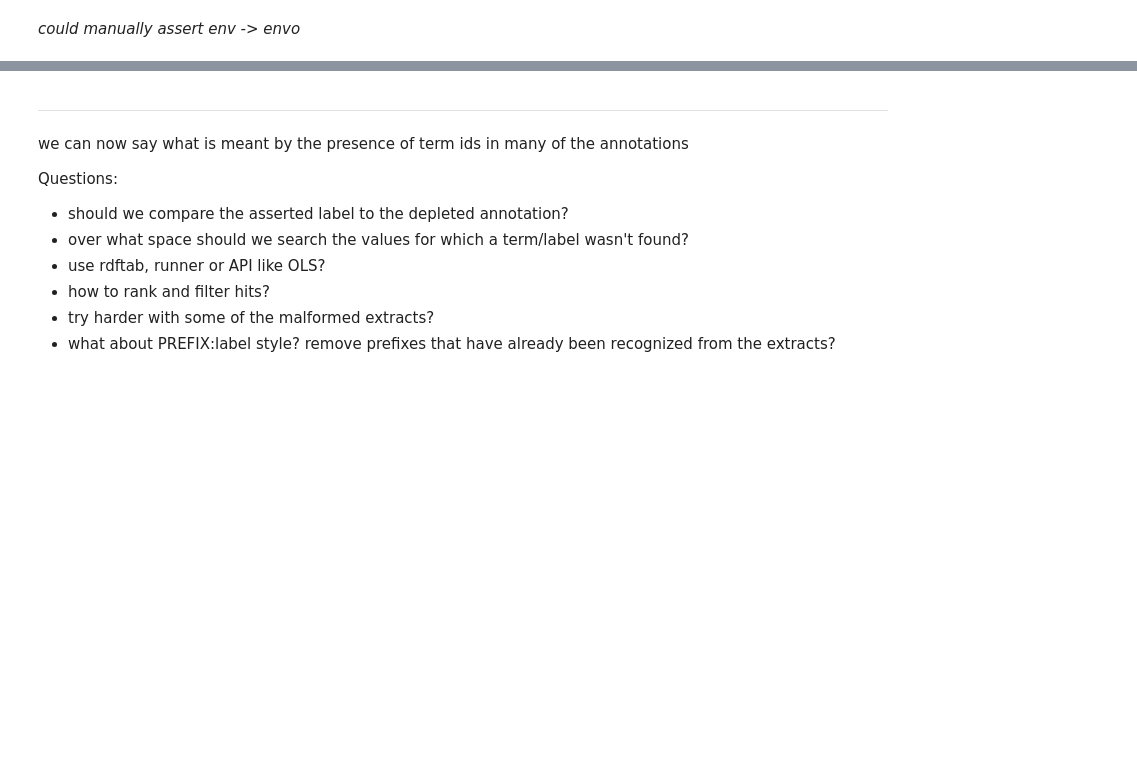
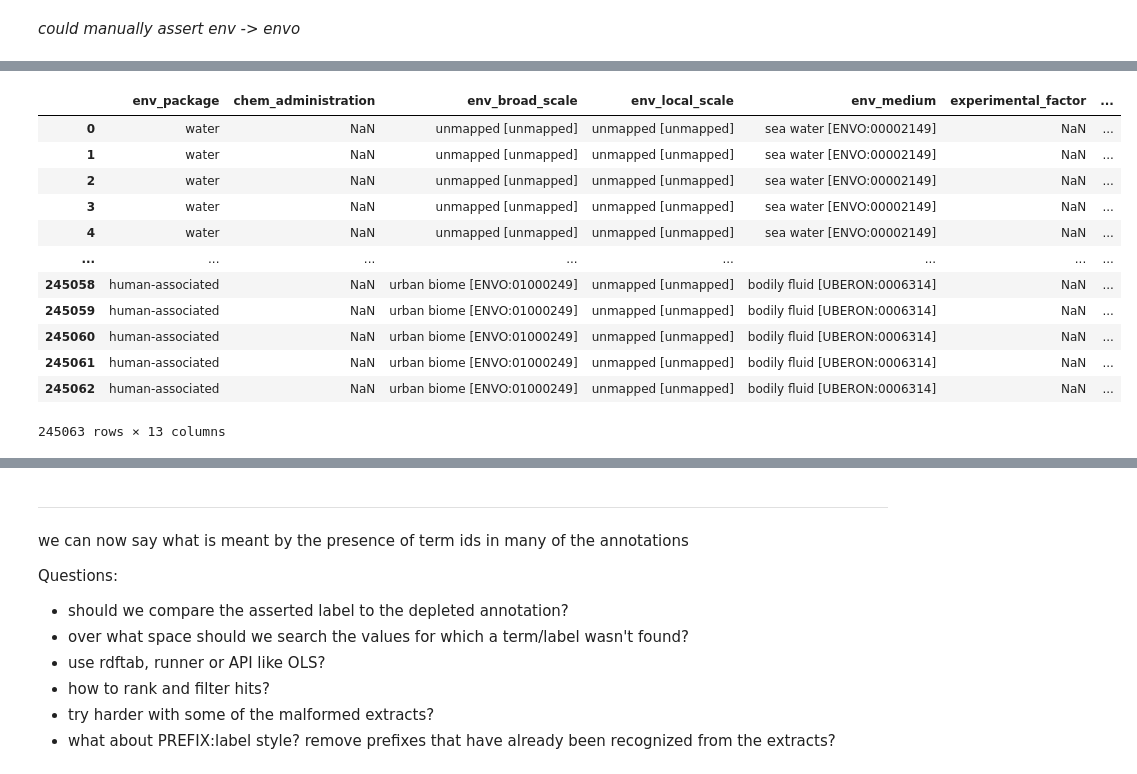
Before and after one commit to turbomam/scoped-mapping, a Jupyter notebook: notebooks/onto_slots_by_env_pack.ipynb, the cells around one changed output, grey strips where cells are left out. Drawn from its saved outputs; the diff is of its cells as text; code cells hidden in the pictures; blank space fills up the shorter version.

```diff
--- a/notebooks/onto_slots_by_env_pack.ipynb
+++ b/notebooks/onto_slots_by_env_pack.ipynb
@@ -622,0 +600,30 @@ CO_340            1
+# %%
+# casted = pd.read_csv("onto_slots_by_env_pack.tsv", sep="\t", low_memory=False)
+
+put_first = ["env_package"]
+omit_only = ["id"]
+special_request = put_first + omit_only
+
+for_melt = casted.columns
+
+for_melt = list(set(for_melt) - set(special_request))
+for_melt.sort()
+
+casted_cols = put_first + for_melt
+casted_cols
+
+ignore_samples = casted[casted_cols]
+# %% [output]
+|  | env_package | chem_administration | env_broad_scale | env_local_scale | env_medium | experimental_factor | ... |
+| 0 | water | NaN | unmapped [unmapped] | unmapped [unmapped] | sea water [ENVO:00002149] | NaN | ... |
+| 1 | water | NaN | unmapped [unmapped] | unmapped [unmapped] | sea water [ENVO:00002149] | NaN | ... |
+| 2 | water | NaN | unmapped [unmapped] | unmapped [unmapped] | sea water [ENVO:00002149] | NaN | ... |
+| 3 | water | NaN | unmapped [unmapped] | unmapped [unmapped] | sea water [ENVO:00002149] | NaN | ... |
+| 4 | water | NaN | unmapped [unmapped] | unmapped [unmapped] | sea water [ENVO:00002149] | NaN | ... |
+| ... | ... | ... | ... | ... | ... | ... | ... |
+| 245058 | human-associated | NaN | urban biome [ENVO:01000249] | unmapped [unmapped] | bodily fluid [UBERON:0006314] | NaN | ... |
+| 245059 | human-associated | NaN | urban biome [ENVO:01000249] | unmapped [unmapped] | bodily fluid [UBERON:0006314] | NaN | ... |
+| 245060 | human-associated | NaN | urban biome [ENVO:01000249] | unmapped [unmapped] | bodily fluid [UBERON:0006314] | NaN | ... |
+| 245061 | human-associated | NaN | urban biome [ENVO:01000249] | unmapped [unmapped] | bodily fluid [UBERON:0006314] | NaN | ... |
+| 245062 | human-associated | NaN | urban biome [ENVO:01000249] | unmapped [unmapped] | bodily fluid [UBERON:0006314] | NaN | ... |
+245063 rows × 13 columns
```
Also changed, not shown: parts of 74 cells of this notebook, 1 other file.
